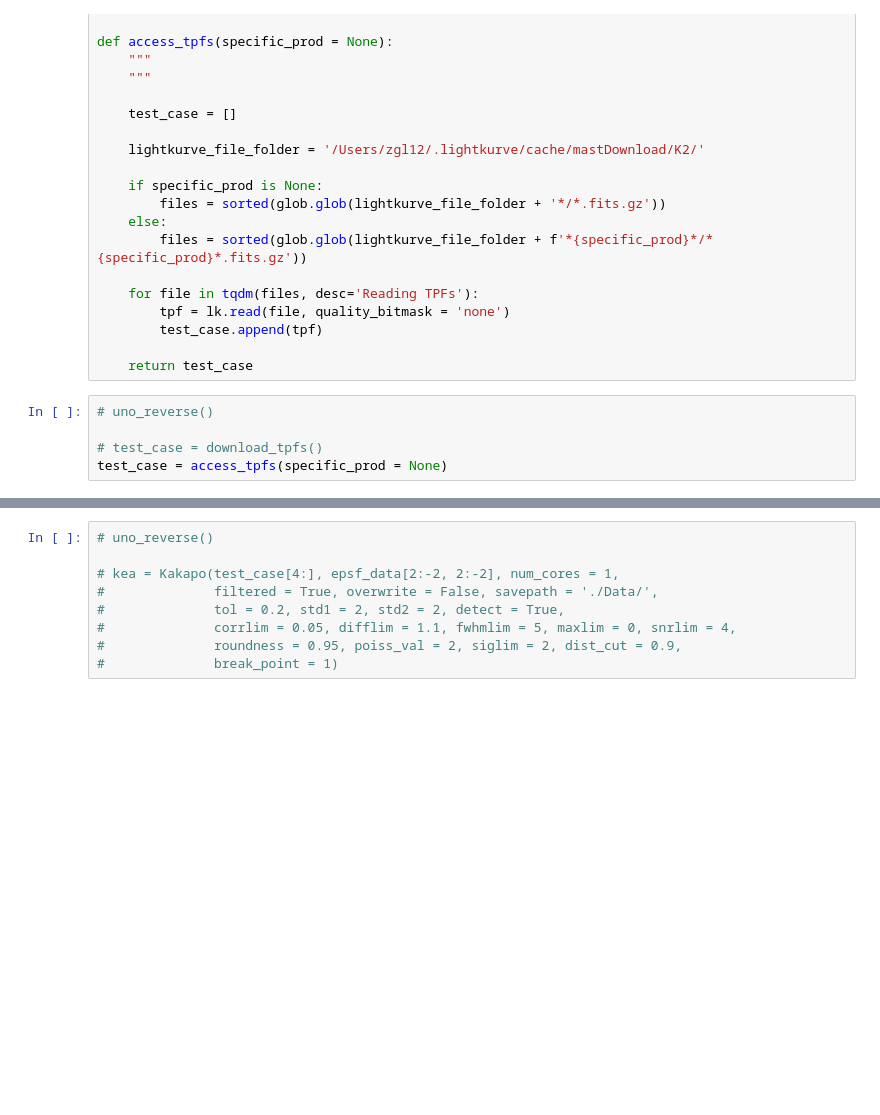
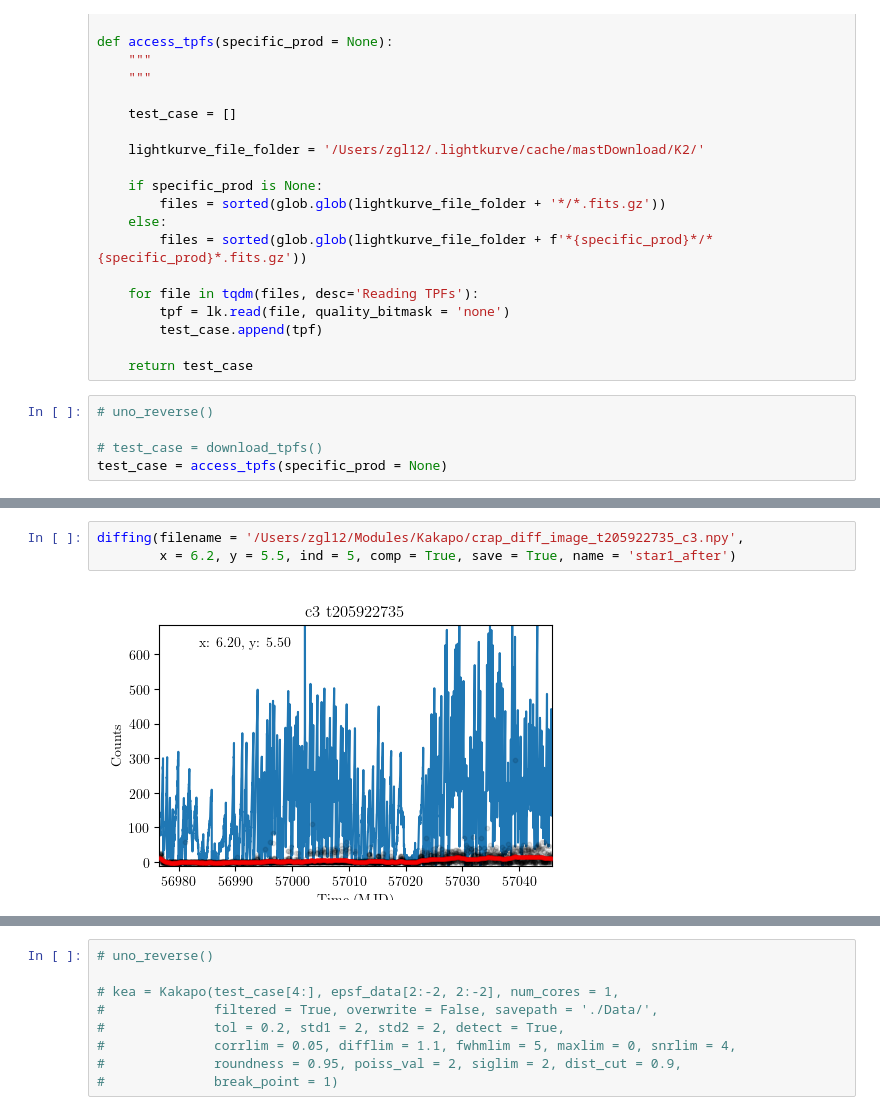
Before and after one commit to ZacharyLane1204/Kakapo, a Jupyter notebook: test_star.ipynb, the cells around one changed output, grey strips where cells are left out. Saved outputs shown, nothing was run; the diff lists cells and outputs as text; blank space fills up the shorter version.

```diff
--- a/test_star.ipynb
+++ b/test_star.ipynb
@@ -310,2 +330,7 @@ diffing(filename = '/Users/zgl12/Modules/Kakapo/crap_diff_image_t205922735_c3.np
+# %%
+diffing(filename = '/Users/zgl12/Modules/Kakapo/crap_diff_image_t205922735_c3.npy',
+        x = 6.2, y = 5.5, ind = 5, comp = True, save = True, name = 'star1_after')
+# %% [output]
+[figure, added]
 # %%
 diffing(filename = '/Users/zgl12/Modules/Kakapo/crap_diff_image_t205923133_c3.npy',
```
Also changed, not shown: parts of 12 cells of this notebook, 10 other files.
